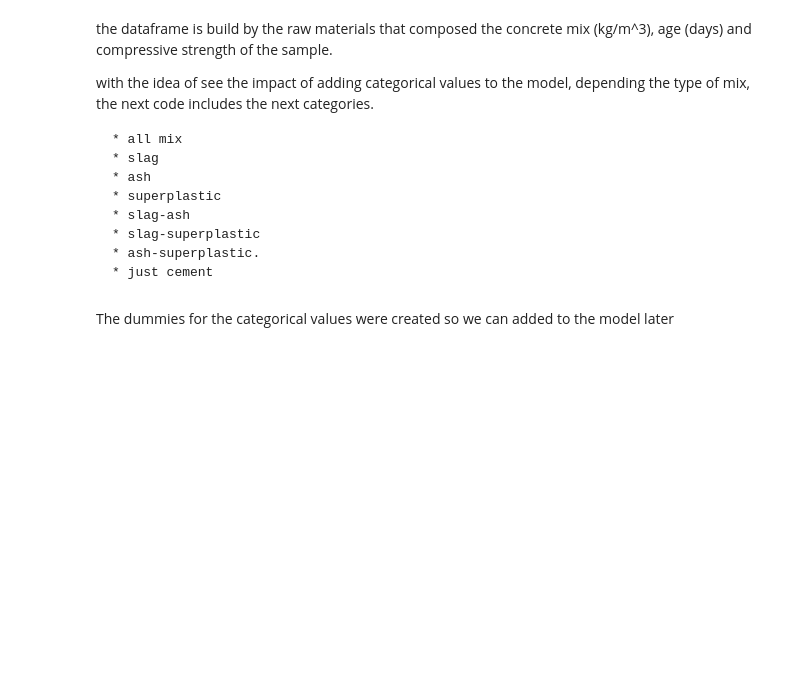
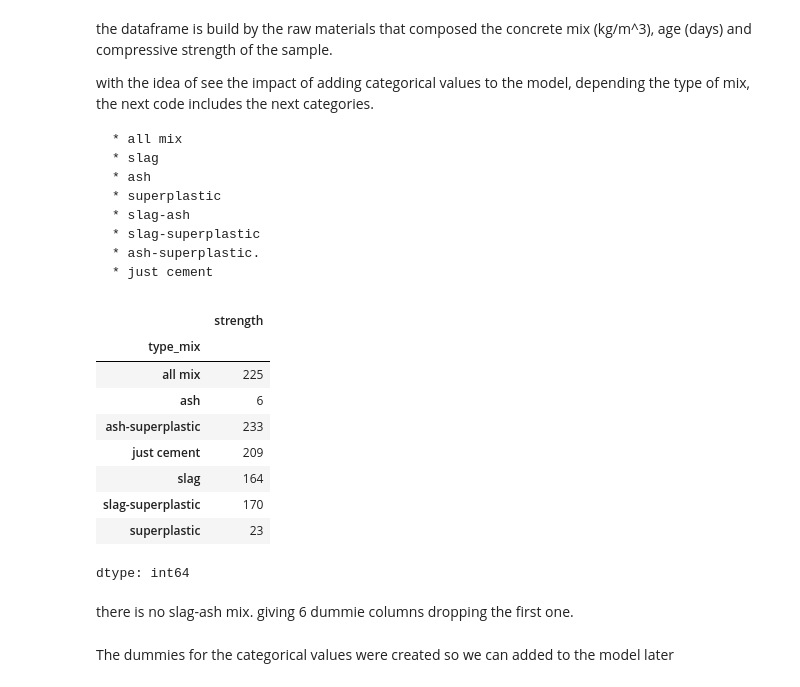
Before and after one commit to crisbpadilla/CapstoneProject-1-M2M, a Jupyter notebook: CapstoneProject_2_Regression.ipynb, the cells around one changed output. Cells and saved outputs as stored; diff of their text form; code cells hidden in the pictures; blank space fills up the shorter version.

```diff
--- a/CapstoneProject_2_Regression.ipynb
+++ b/CapstoneProject_2_Regression.ipynb
@@ -132,6 +132,21 @@ concrete_pluscat.loc[
     (concrete_pluscat['cement']>0) & (concrete_pluscat[['superplastic','slag','ash']] == 0).all(axis=1),
     'type_mix',
 ] = 'just cement'
+# %%
+concrete_pluscat.groupby('type_mix')['strength'].count()
+# %% [output]
+|  | strength |
+| type_mix |  |
+| all mix | 225 |
+| ash | 6 |
+| ash-superplastic | 233 |
+| just cement | 209 |
+| slag | 164 |
+| slag-superplastic | 170 |
+| superplastic | 23 |
+dtype: int64
+# %% [markdown]
+there is no slag-ash mix. giving 6 dummie columns dropping the first one.
 # %% [markdown]
 The dummies for the categorical values were created so we can added to the model later
 # %%
```
Also changed, not shown: parts of 20 cells of this notebook.
